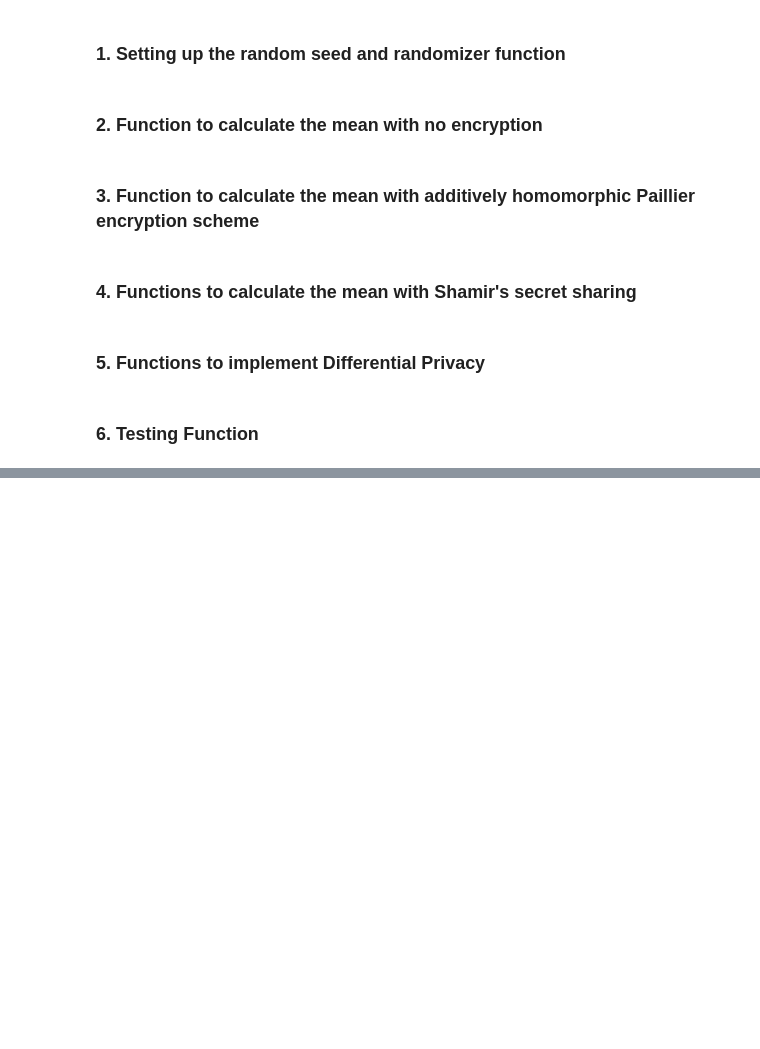
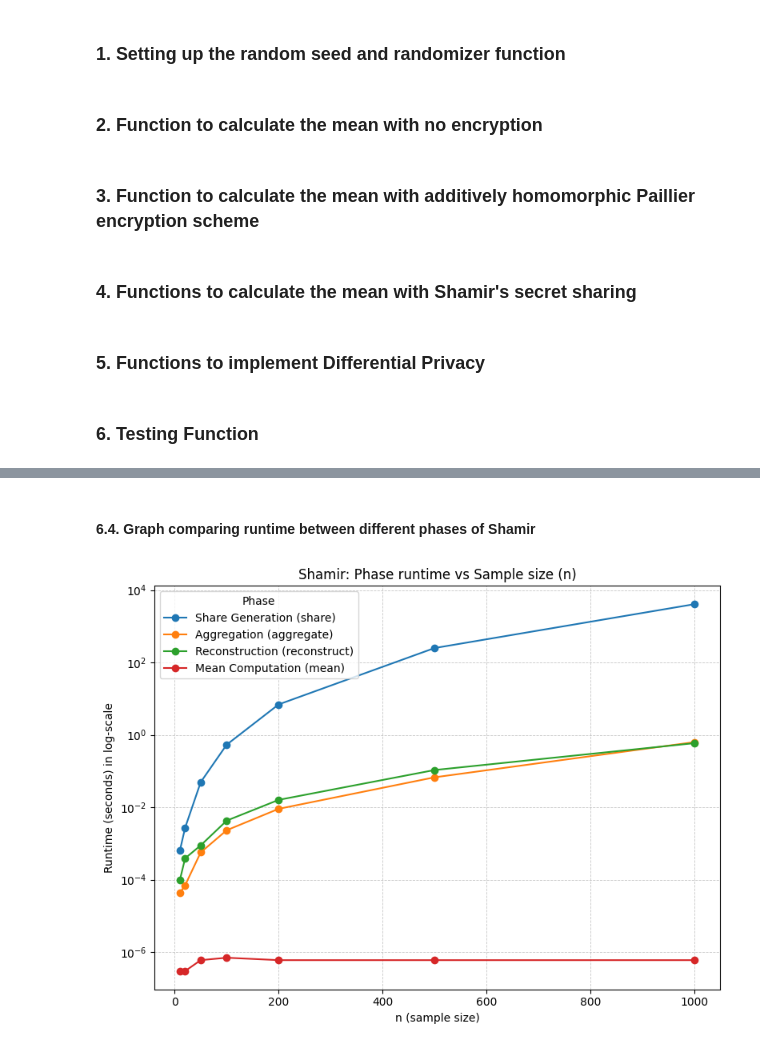
Before and after one commit to bachnguyen234/cs323-project-4, a Jupyter notebook: cs323-project-4.ipynb, the cells around one changed output, grey strips where cells are left out. Drawn from its saved outputs; the diff is of its cells as text; code cells hidden in the pictures; blank space fills up the shorter version.

```diff
--- a/cs323-project-4.ipynb
+++ b/cs323-project-4.ipynb
@@ -437,0 +452,19 @@ plt.show()
+# %% [markdown]
+#### 6.4. Graph comparing runtime between different phases of Shamir
+# %%
+plt.figure(figsize=(8,6))
+plt.plot(df_phases["n"], df_phases["Shamir_share"], marker='o', label="Share Generation (share)")
+plt.plot(df_phases["n"], df_phases["Shamir_aggregate"], marker='o', label="Aggregation (aggregate)")
+plt.plot(df_phases["n"], df_phases["Shamir_reconstruct"], marker='o', label="Reconstruction (reconstruct)")
+plt.plot(df_phases["n"], df_phases["Shamir_mean"], marker='o', label="Mean Computation (mean)")
+
+plt.title("Shamir: Phase runtime vs Sample size (n)")
+plt.xlabel("n (sample size)")
+plt.ylabel("Runtime (seconds) in log-scale")
+plt.yscale("log")
+plt.legend(title="Phase")
+plt.grid(True, linestyle='--', linewidth=0.6, alpha=0.7)
+plt.tight_layout()
+plt.show()
+# %% [output]
+[figure, added]
```
Also changed, not shown: parts of 18 cells of this notebook, 1 other file.
